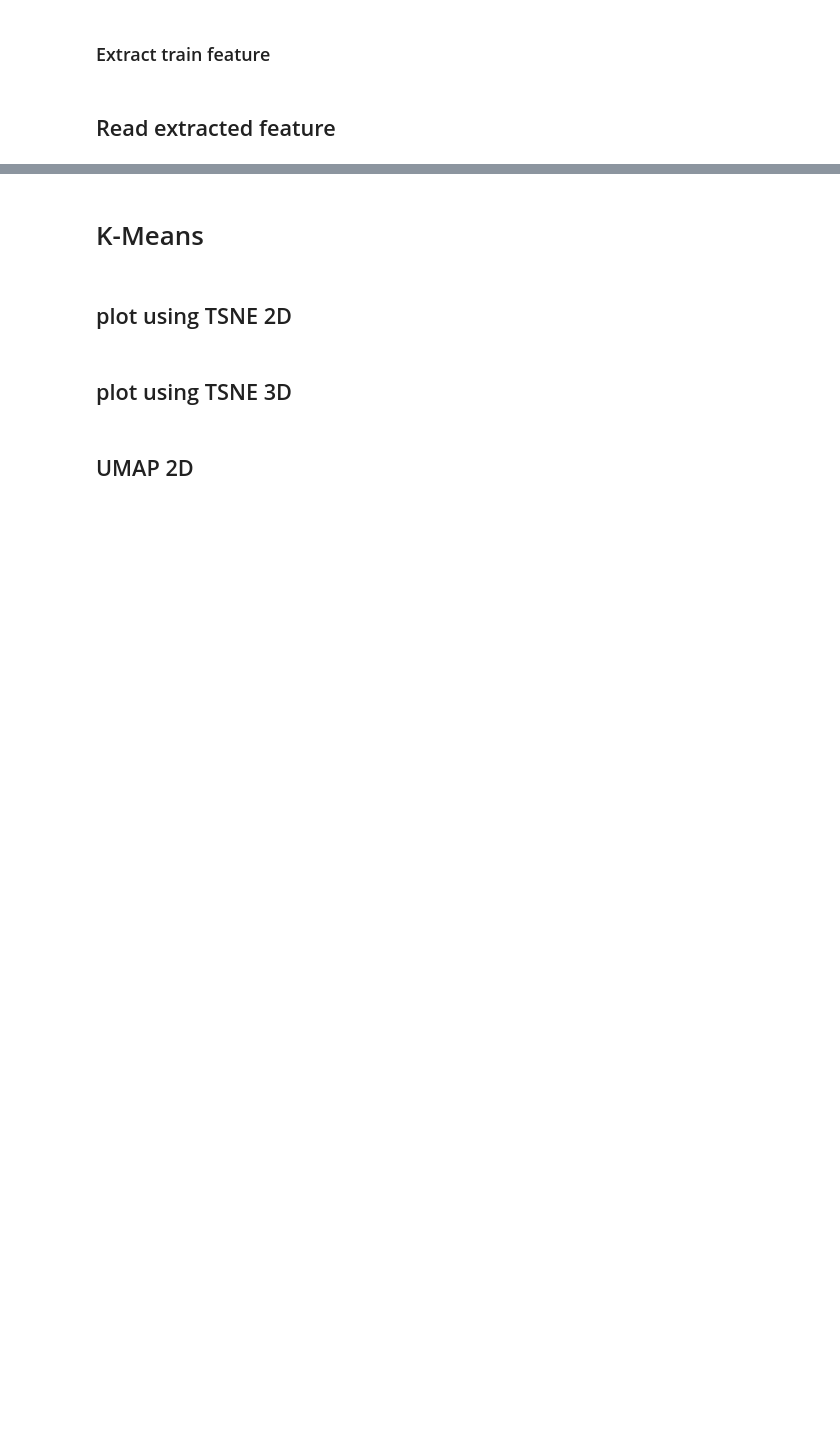
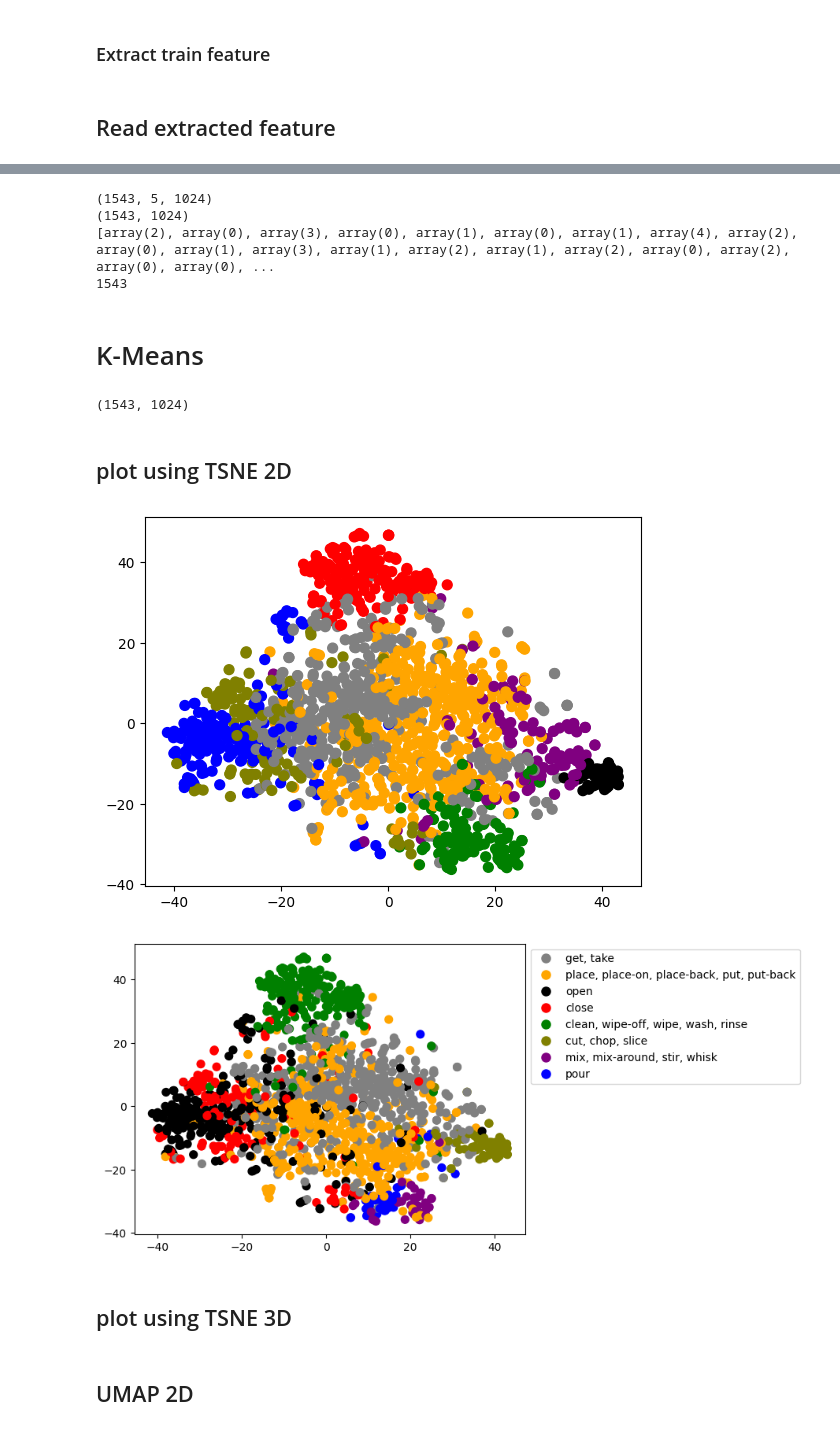
Before and after one commit to Andrew64-bit/Egocentric-Vision, a Jupyter notebook: _my_colab_runner.ipynb, the cells around one changed output, grey strips where cells are left out. Saved outputs shown, nothing was run; the diff lists cells and outputs as text; code cells hidden in the pictures; blank space fills up the shorter version.

```diff
--- a/_my_colab_runner.ipynb
+++ b/_my_colab_runner.ipynb
@@ -164,43 +193,72 @@ print(len(features))
 #print(features['features'][0]['label'])
 
 print(len(set(features['verb'])))
+# %%
+features = pd.read_pickle("./saved_features/EPIC_KITCHENS_EMG_25_dense_D1_train.pkl")
+list_of_features = np.array([np.array(feature['features']) for feature in features])
+clips_feature = list_of_features
+labels = [feature['labels'] for i,feature in enumerate(features)]
+print(clips_feature.shape)
+clips_feature_tensor = np.array(clips_feature).reshape(5,-1,1024).mean(axis=0)
+
+print(clips_feature_tensor.shape)
+print(labels)
+print(len(labels))
+# %% [output]
+(1543, 5, 1024)
+(1543, 1024)
+[array(2), array(0), array(3), array(0), array(1), array(0), array(1), array(4), array(2), array(0), array(1), array(3), array(1), array(2), array(1), array(2), array(0), array(2), array(0), array(0), ...
+1543
 # %% [markdown]
 # K-Means
 # %%
 clips_feature_tensor = np.array(clips_feature)
 
 print(clips_feature_tensor.shape)
+# %% [output]
+(1543, 1024)
 # %% [markdown]
 ## plot using TSNE 2D
 # %%
 #plot k-means labels
 kmeans = KMeans(n_clusters=8, random_state=0, n_init="auto").fit(clips_feature_tensor)
 cmap = ListedColormap(['blue', 'orange', 'green', 'red', 'purple', 'gray', 'black', 'olive'])
 
 y_kmeans = kmeans.predict(clips_feature_tensor)
 
 tsne = TSNE(n_components=2, random_state=42)
 # Addestrare il modello e trasformare i dati
 X = tsne.fit_transform(clips_feature_tensor)
 # scatter plot of X values
 plt.figure(1)
 plt.scatter(X[:, 0], X[:, 1], c=y_kmeans,cmap=cmap, s=50)
 
 plt.show()
 
 #plot real labels
-cmap = ListedColormap(['gray', 'orange', 'black', 'red', 'green', 'olive', 'purple', 'blue'])
+colors = [
+    'gray', 'orange', 'black', 'red', 'green', 'olive', 'purple', 'blue', 'cyan',
+    'magenta', 'yellow', 'brown', 'pink', 'lime', 'navy', 'gold', 'darkgreen',
+    'teal', 'darkred', 'violet'
+]
+
+cmap = ListedColormap(colors)
+if True:
+    cmap = ListedColormap(['gray', 'orange', 'black', 'red', 'green', 'olive', 'purple', 'blue'])
 legend_handles = [plt.Line2D([0], [0], marker='o', color='w', markerfacecolor=cmap(i),  markersize=10, label=desc)
                 for i, desc in enumerate(LABELS)]
 plt.figure(2)
 
 # scatter plot of X values
 plt.scatter(X[:, 0], X[:, 1], c=labels, cmap=cmap, s=50)
 # Add the legend
 plt.legend(handles=legend_handles, loc='upper left', bbox_to_anchor=(1, 1))
 
 
 plt.show()
+# %% [output]
+[figure, added]
+[figure, added]
 # %% [markdown]
 ## plot using TSNE 3D
 # %%
```
Also changed, not shown: parts of 5 cells of this notebook, 4 other files.
